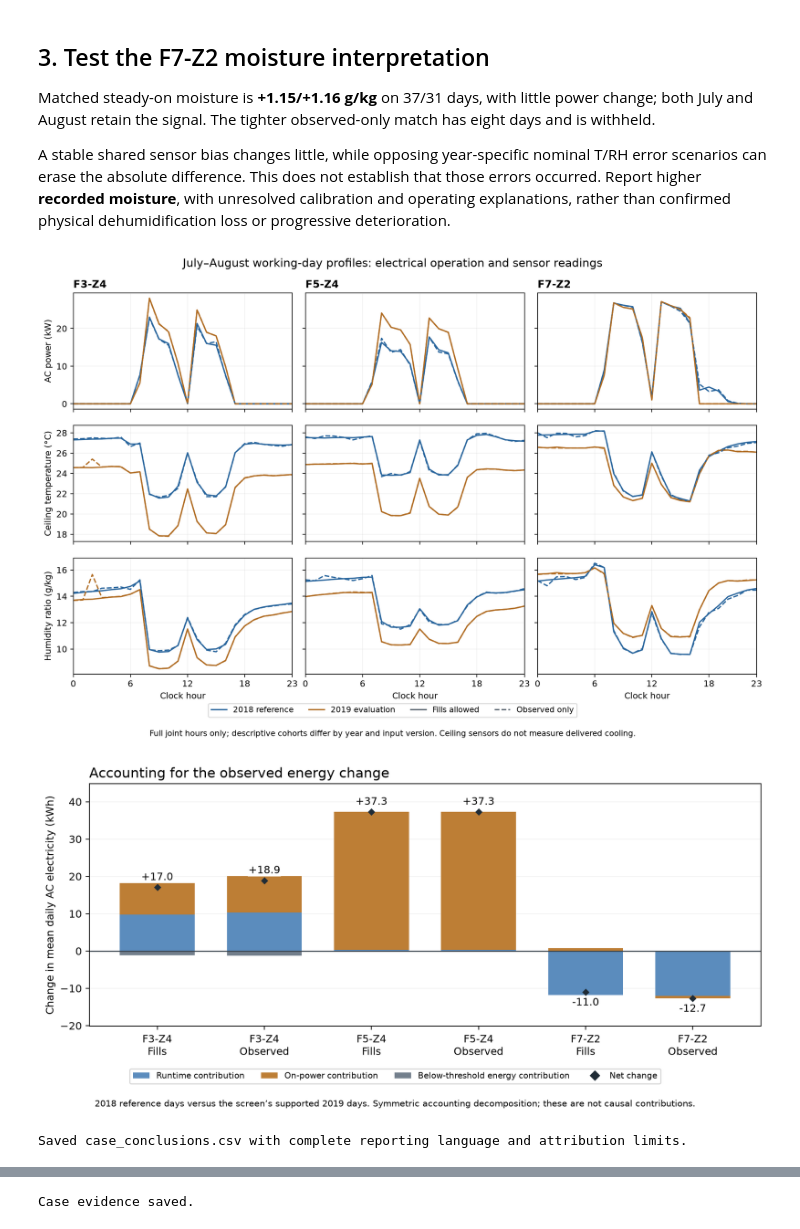
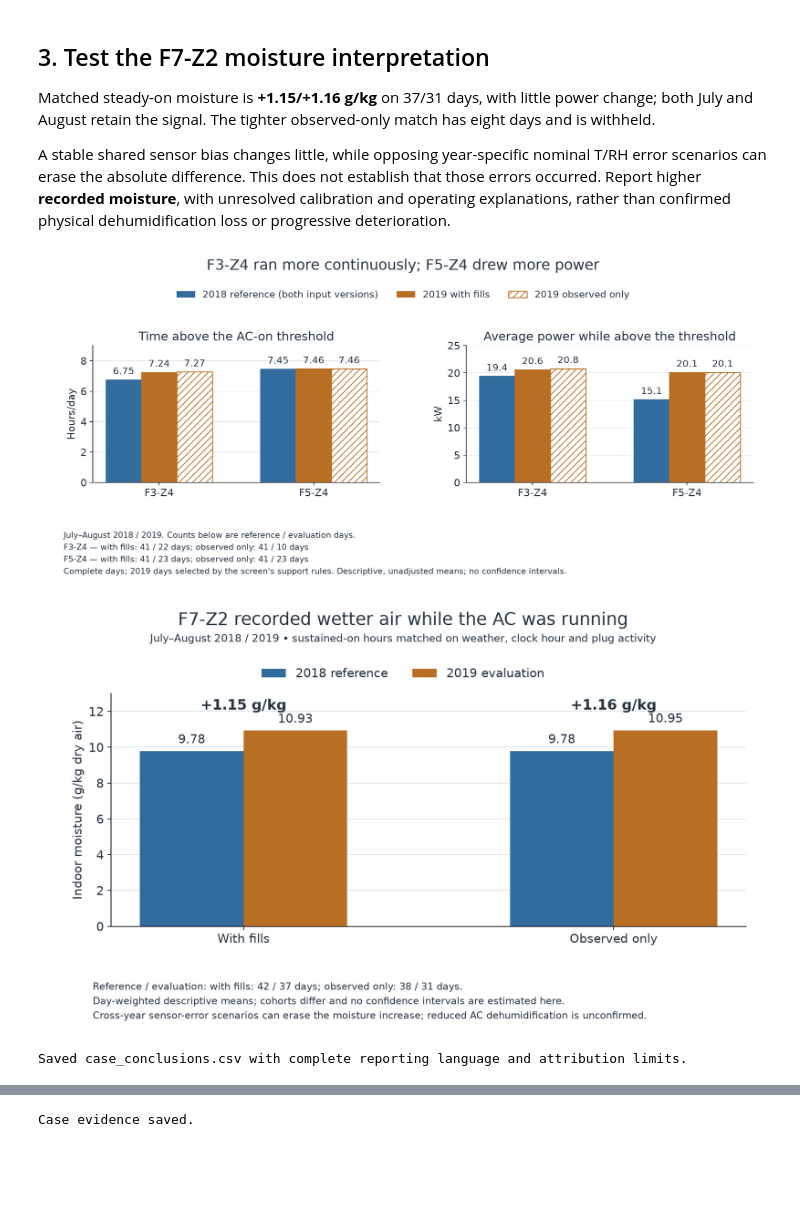
Before and after one commit to Panhchaknut11/SBA_BQ2, a Jupyter notebook: mould-ac-degradation/notebooks/bq2_case_investigation.ipynb, the cells around one changed output, grey strips where cells are left out. Saved outputs shown, nothing was run; the diff lists cells and outputs as text; code cells hidden in the pictures; blank space fills up the shorter version.

```diff
--- a/mould-ac-degradation/notebooks/bq2_case_investigation.ipynb
+++ b/mould-ac-degradation/notebooks/bq2_case_investigation.ipynb
@@ -183,14 +189,17 @@ Matched steady-on moisture is **+1.15/+1.16 g/kg** on 37/31 days, with little po
 
 A stable shared sensor bias changes little, while opposing year-specific nominal T/RH error scenarios can erase the absolute difference. This does not establish that those errors occurred. Report higher **recorded moisture**, with unresolved calibration and operating explanations, rather than confirmed physical dehumidification loss or progressive deterioration.
 # %%
+# Preserve the original detailed plots, then render the two short-readout figures.
 case.plot_cases(data, decomposition, output_dir)
-display(Image(filename=str(output_dir / "operating_profiles.png")))
-display(Image(filename=str(output_dir / "energy_contributions.png")))
+from bq2.report_figures import render_report_figures
+figure_paths = render_report_figures(output_dir, analysis_dir / "reports/track-b/figures")
+display(Image(filename=str(figure_paths["operation"])))
+display(Image(filename=str(figure_paths["moisture"])))
 reportable = case.conclusions(output_dir)
 print("Saved case_conclusions.csv with complete reporting language and attribution limits.")
 # %% [output]
-[figure, old version]
+[figure, new version]
-[figure, old version]
+[figure, new version]
 Saved case_conclusions.csv with complete reporting language and attribution limits.
 # %% [markdown]
 ## Follow-up
```
Also changed, not shown: parts of 2 cells of this notebook, 6 other files.
